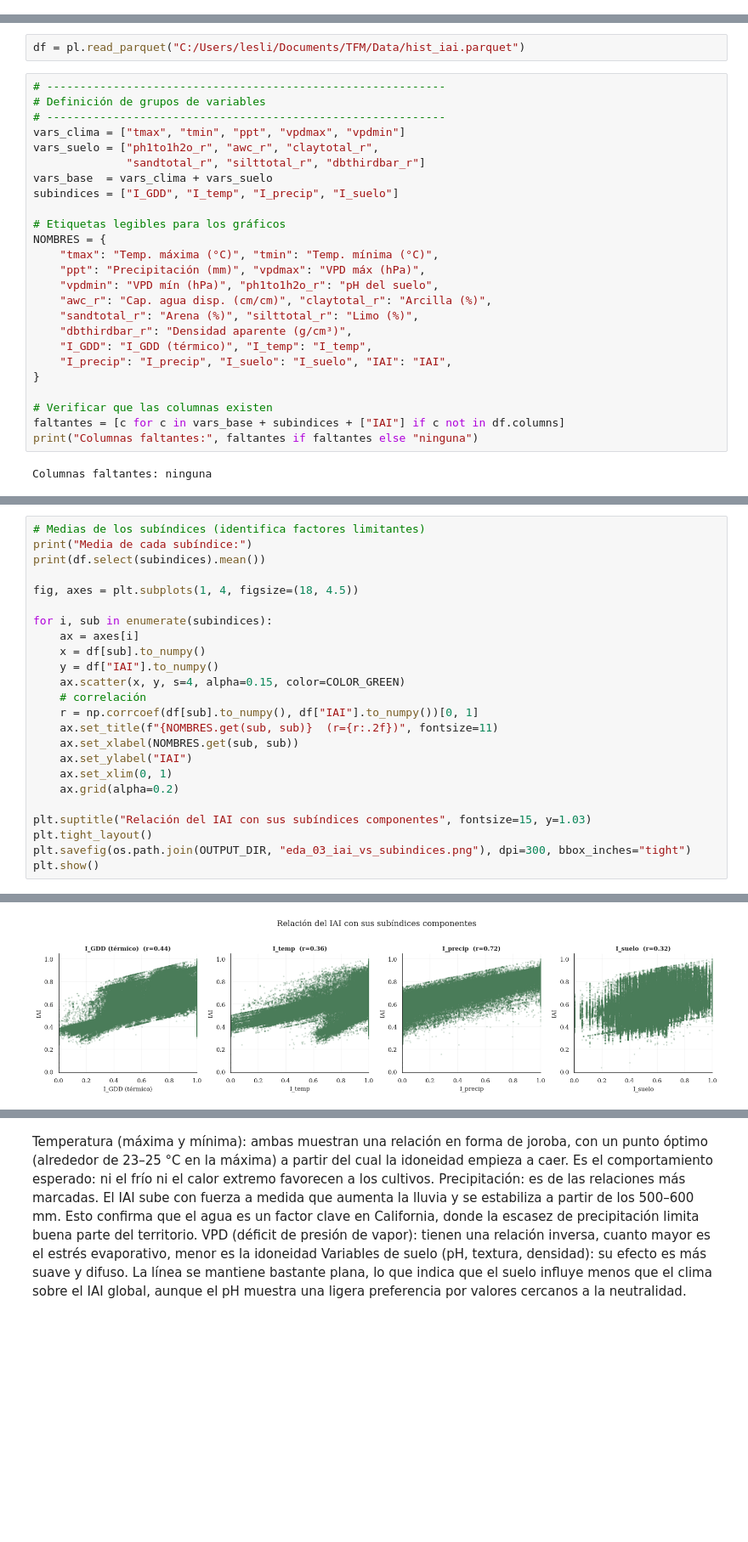
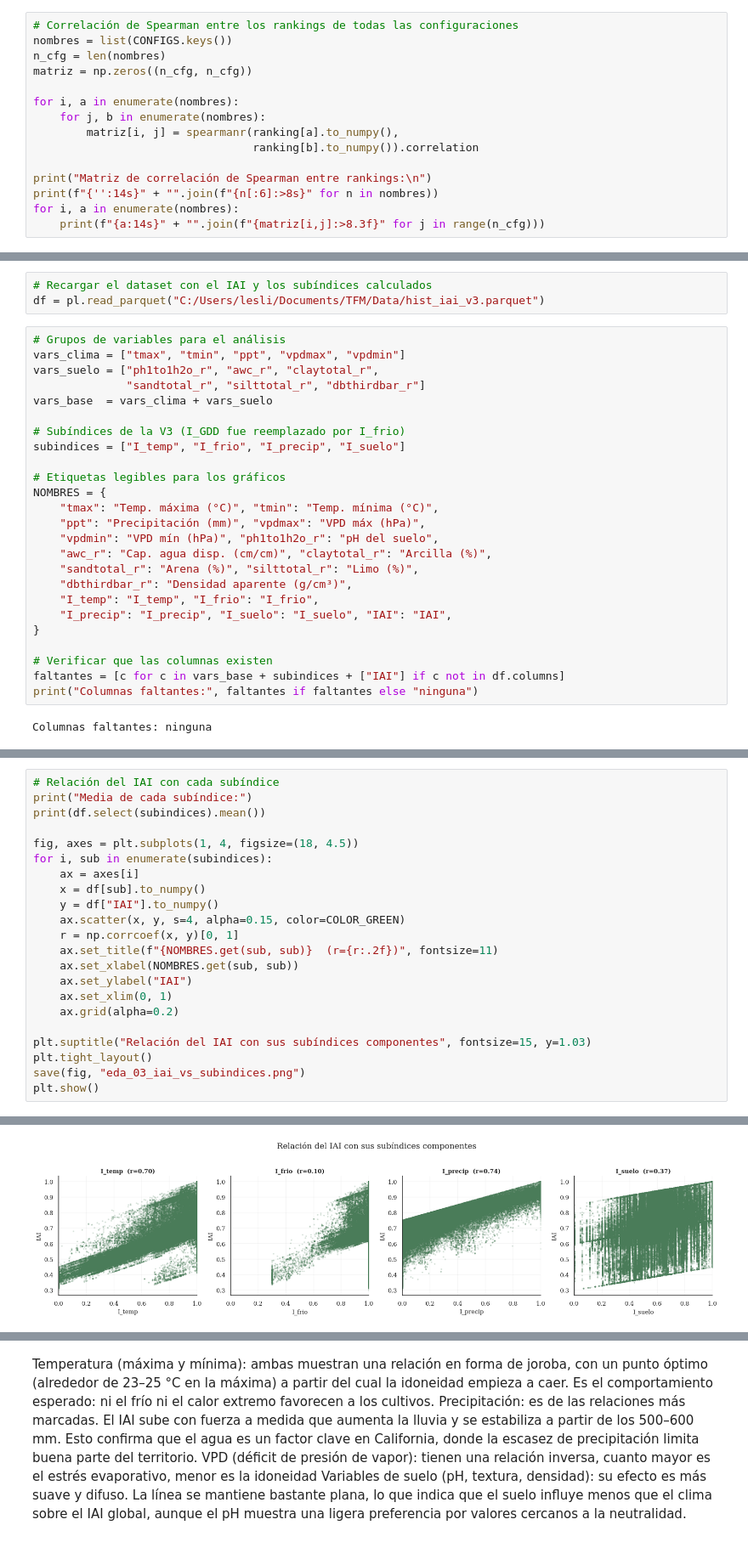
Before and after one commit to lesliemosquera96-netizen/TFM_Recomendador_cultivos, a Jupyter notebook: notebooks/02_ejecucion_IAI.ipynb, the cells around one changed output, grey strips where cells are left out. Shown at 85% size. Saved outputs shown, nothing was run; the diff lists cells and outputs as text; blank space fills up the shorter version.

```diff
--- a/notebooks/02_ejecucion_IAI.ipynb
+++ b/notebooks/02_ejecucion_IAI.ipynb
@@ -411,0 +260,15 @@ Spearman mínimo del IAI: 0.9423
+# %%
+# Correlación de Spearman entre los rankings de todas las configuraciones
+nombres = list(CONFIGS.keys())
+n_cfg = len(nombres)
+matriz = np.zeros((n_cfg, n_cfg))
+
+for i, a in enumerate(nombres):
+    for j, b in enumerate(nombres):
+        matriz[i, j] = spearmanr(ranking[a].to_numpy(),
+                                 ranking[b].to_numpy()).correlation
+
+print("Matriz de correlación de Spearman entre rankings:\n")
+print(f"{'':14s}" + "".join(f"{n[:6]:>8s}" for n in nombres))
+for i, a in enumerate(nombres):
+    print(f"{a:14s}" + "".join(f"{matriz[i,j]:>8.3f}" for j in range(n_cfg)))
@@ -440,16 +316,17 @@ pl.Config.set_tbl_width_chars(200)  # ancho total de la tabla
 # %% [output]
 polars.config.Config
 # %%
-df = pl.read_parquet("C:/Users/lesli/Documents/TFM/Data/hist_iai.parquet")
+# Recargar el dataset con el IAI y los subíndices calculados
+df = pl.read_parquet("C:/Users/lesli/Documents/TFM/Data/hist_iai_v3.parquet")
 # %%
-# ------------------------------------------------------------
-# Definición de grupos de variables
-# ------------------------------------------------------------
+# Grupos de variables para el análisis
 vars_clima = ["tmax", "tmin", "ppt", "vpdmax", "vpdmin"]
 vars_suelo = ["ph1to1h2o_r", "awc_r", "claytotal_r",
               "sandtotal_r", "silttotal_r", "dbthirdbar_r"]
 vars_base  = vars_clima + vars_suelo
-subindices = ["I_GDD", "I_temp", "I_precip", "I_suelo"]
+
+# Subíndices de la V3 (I_GDD fue reemplazado por I_frio)
+subindices = ["I_temp", "I_frio", "I_precip", "I_suelo"]
 
 # Etiquetas legibles para los gráficos
 NOMBRES = {
@@ -459,7 +336,7 @@ NOMBRES = {
     "awc_r": "Cap. agua disp. (cm/cm)", "claytotal_r": "Arcilla (%)",
     "sandtotal_r": "Arena (%)", "silttotal_r": "Limo (%)",
     "dbthirdbar_r": "Densidad aparente (g/cm³)",
-    "I_GDD": "I_GDD (térmico)", "I_temp": "I_temp",
+    "I_temp": "I_temp", "I_frio": "I_frio",
     "I_precip": "I_precip", "I_suelo": "I_suelo", "IAI": "IAI",
 }
 
@@ -473,17 +350,15 @@ Columnas faltantes: ninguna
 # %%
-# Medias de los subíndices (identifica factores limitantes)
+# Relación del IAI con cada subíndice
 print("Media de cada subíndice:")
 print(df.select(subindices).mean())
 
 fig, axes = plt.subplots(1, 4, figsize=(18, 4.5))
-
 for i, sub in enumerate(subindices):
     ax = axes[i]
     x = df[sub].to_numpy()
     y = df["IAI"].to_numpy()
     ax.scatter(x, y, s=4, alpha=0.15, color=COLOR_GREEN)
-    # correlación
-    r = np.corrcoef(df[sub].to_numpy(), df["IAI"].to_numpy())[0, 1]
+    r = np.corrcoef(x, y)[0, 1]
     ax.set_title(f"{NOMBRES.get(sub, sub)}  (r={r:.2f})", fontsize=11)
     ax.set_xlabel(NOMBRES.get(sub, sub))
     ax.set_ylabel("IAI")
@@ -492,7 +367,7 @@ for i, sub in enumerate(subindices):
 
 plt.suptitle("Relación del IAI con sus subíndices componentes", fontsize=15, y=1.03)
 plt.tight_layout()
-plt.savefig(os.path.join(OUTPUT_DIR, "eda_03_iai_vs_subindices.png"), dpi=300, bbox_inches="tight")
+save(fig, "eda_03_iai_vs_subindices.png")
 plt.show()
 # %% [output]
 Media de cada subíndice:
@@ -507,2 +383,2 @@ shape: (1, 4)
-[figure, old version]
+[figure, new version]
 # %%
```
Also changed, not shown: parts of 58 cells of this notebook, 42 other files.
